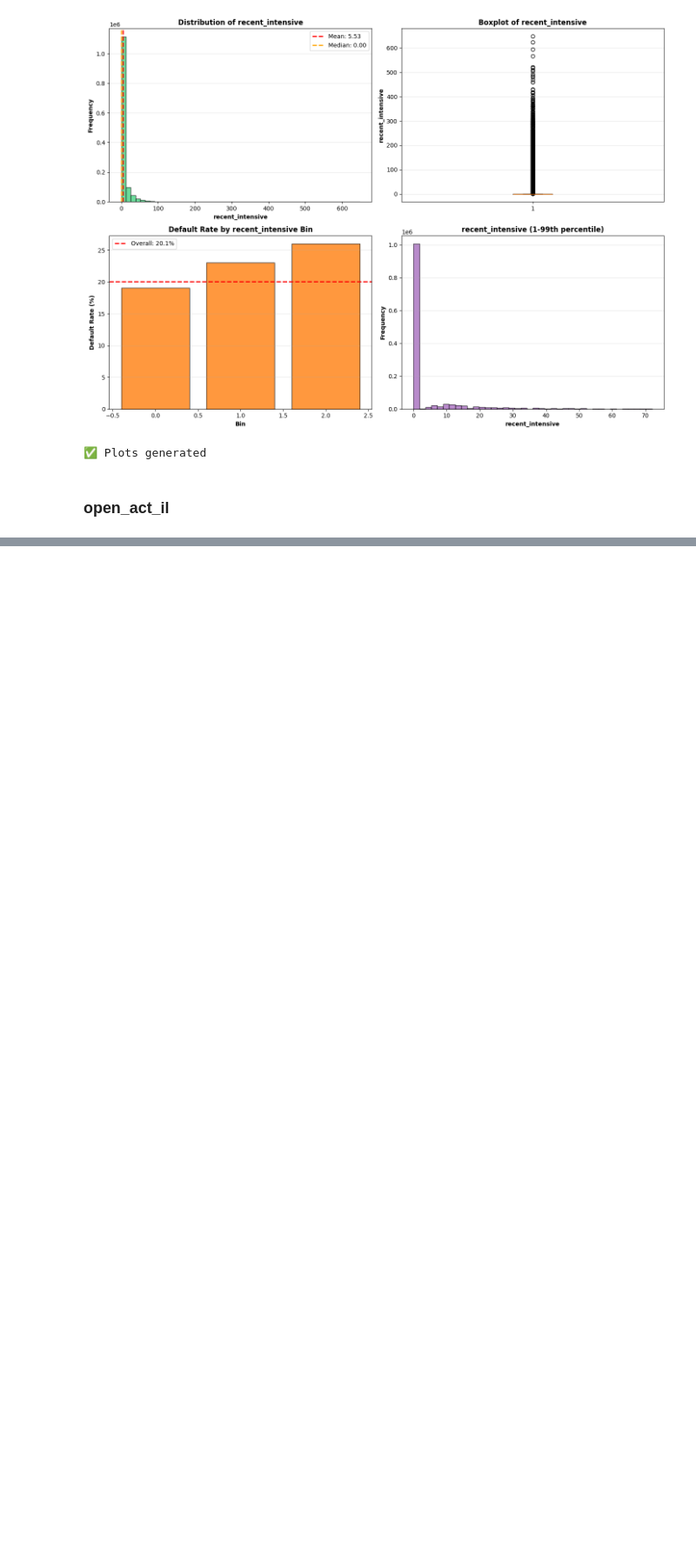
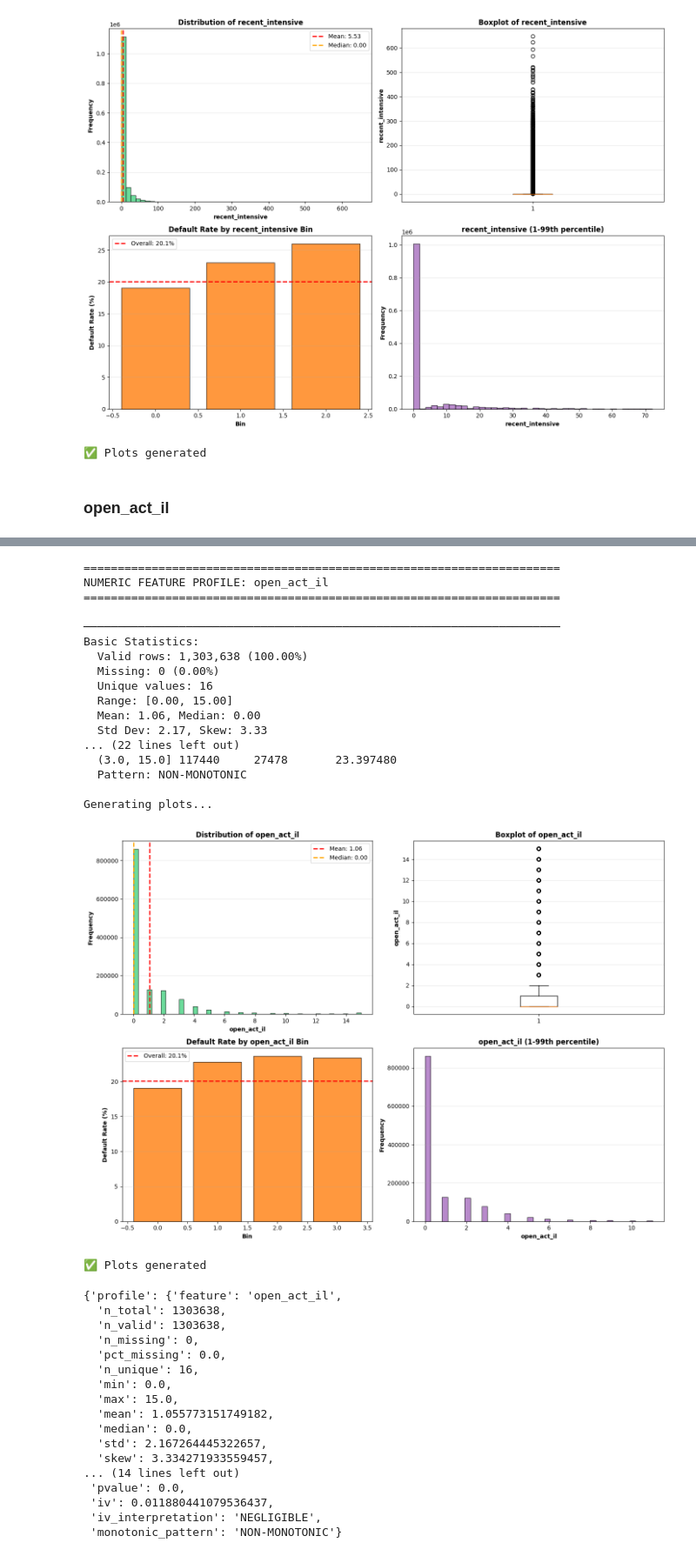
Before and after one commit to salman7420/credit-risk-model, a Jupyter notebook: notebooks/03_univariate_eda_numerical.ipynb, the cells around one changed output, grey strips where cells are left out. Shown at 87% size. Saved outputs shown, nothing was run; the diff lists cells and outputs as text; code cells hidden in the pictures; blank space fills up the shorter version.

```diff
--- a/notebooks/03_univariate_eda_numerical.ipynb
+++ b/notebooks/03_univariate_eda_numerical.ipynb
@@ -911,0 +996,8 @@ Generating plots...
+# %%
+# creating recent installment loan opening intensity feature
+# Step 1 – Impute missing open_act_il to 0 and cap tail
+df['open_act_il'] = df['open_act_il'].fillna(0)
+df['open_act_il'] = df['open_act_il'].clip(upper=15)  # p99 from your profile
+# %%
+profile_numeric_feature(df, 'open_act_il', plot=True)
+# %% [output]
@@ -911,0 +1006,36 @@ Generating plots...
+======================================================================
+NUMERIC FEATURE PROFILE: open_act_il
+======================================================================
+
+──────────────────────────────────────────────────────────────────────
+Basic Statistics:
+  Valid rows: 1,303,638 (100.00%)
+  Missing: 0 (0.00%)
+  Unique values: 16
+  Range: [0.00, 15.00]
+  Mean: 1.06, Median: 0.00
+  Std Dev: 2.17, Skew: 3.33
+... (22 lines left out)
+  (3.0, 15.0] 117440     27478       23.397480
+  Pattern: NON-MONOTONIC
+
+Generating plots...
+[figure, added]
+✅ Plots generated
+{'profile': {'feature': 'open_act_il',
+  'n_total': 1303638,
+  'n_valid': 1303638,
+  'n_missing': 0,
+  'pct_missing': 0.0,
+  'n_unique': 16,
+  'min': 0.0,
+  'max': 15.0,
+  'mean': 1.055773151749182,
+  'median': 0.0,
+  'std': 2.167264445322657,
+  'skew': 3.334271933559457,
+... (14 lines left out)
+ 'pvalue': 0.0,
+ 'iv': 0.011880441079536437,
+ 'iv_interpretation': 'NEGLIGIBLE',
+ 'monotonic_pattern': 'NON-MONOTONIC'}
```
Also changed, not shown: parts of 21 cells of this notebook, 2 other files.
